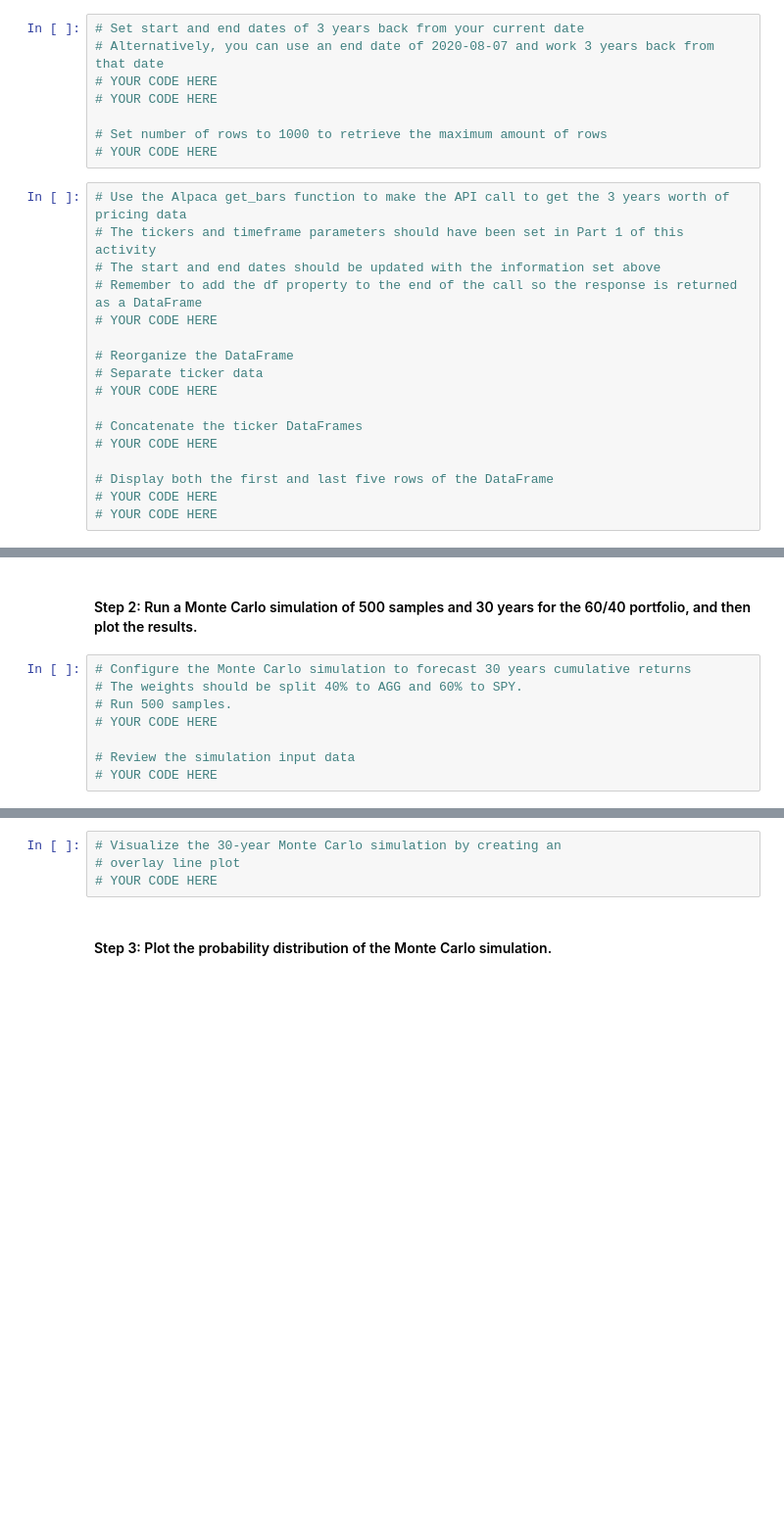
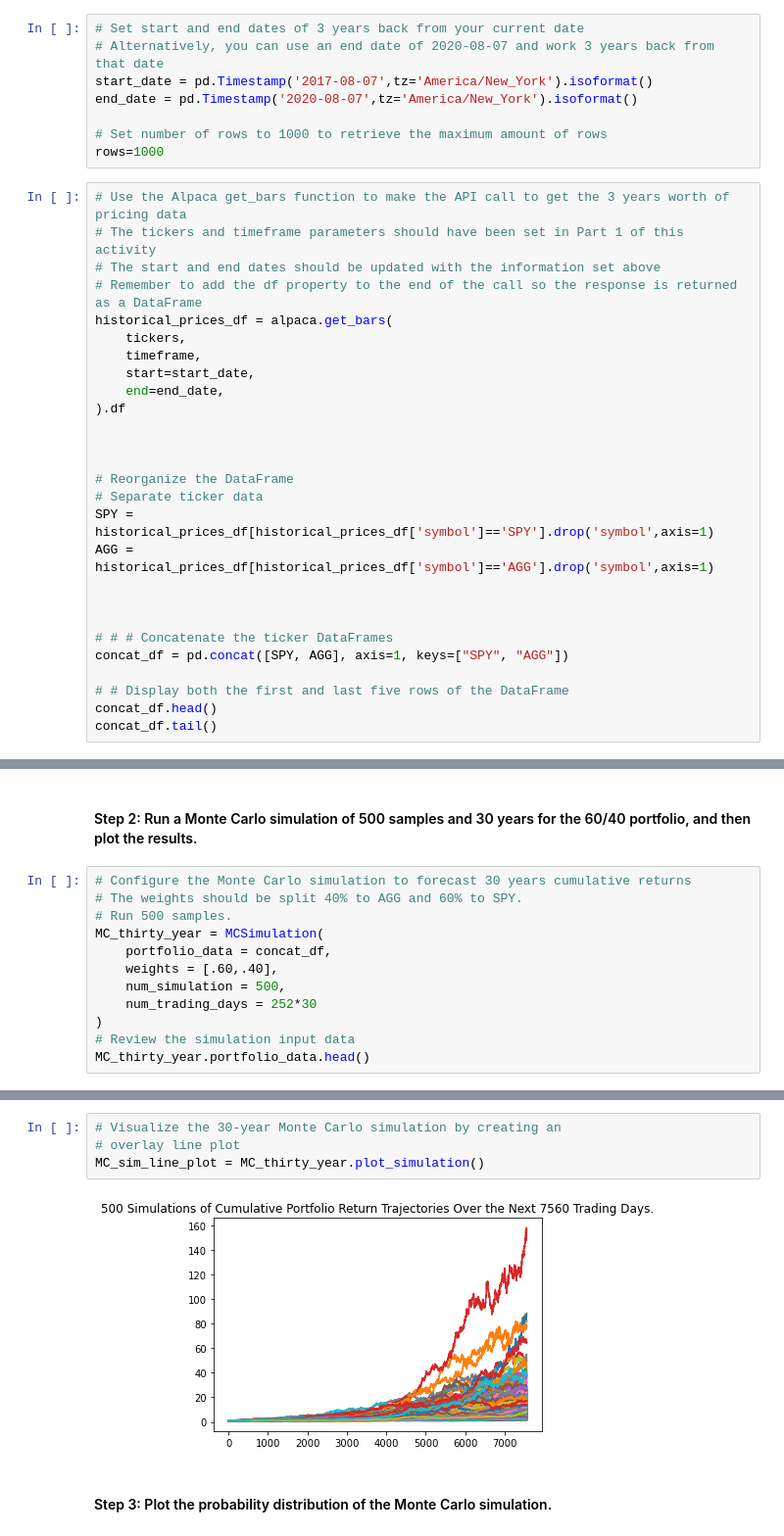
Before and after one commit to KCorstor/Financial_Planner, a Jupyter notebook: Starter_Code 5/financial_planning_tools.ipynb, the cells around one changed output, grey strips where cells are left out. Shown: that part at 98% size. Cells and saved outputs as stored; diff of their text form; blank space fills up the shorter version.

```diff
--- a/Starter_Code 5/financial_planning_tools.ipynb
+++ b/Starter_Code 5/financial_planning_tools.ipynb
@@ -437,25 +428,35 @@ In this section, you’ll use the MCForecastTools library to create a Monte Carl
 # %%
 # Set start and end dates of 3 years back from your current date
 # Alternatively, you can use an end date of 2020-08-07 and work 3 years back from that date
-# YOUR CODE HERE
-# YOUR CODE HERE
+start_date = pd.Timestamp('2017-08-07',tz='America/New_York').isoformat()
+end_date = pd.Timestamp('2020-08-07',tz='America/New_York').isoformat()
 
 # Set number of rows to 1000 to retrieve the maximum amount of rows
-# YOUR CODE HERE
+rows=1000
 # %%
 # Use the Alpaca get_bars function to make the API call to get the 3 years worth of pricing data
 # The tickers and timeframe parameters should have been set in Part 1 of this activity
 # The start and end dates should be updated with the information set above
 # Remember to add the df property to the end of the call so the response is returned as a DataFrame
-# YOUR CODE HERE
+historical_prices_df = alpaca.get_bars(
+    tickers,
+    timeframe,
+    start=start_date,
+    end=end_date,
+).df
+
+
 
 # Reorganize the DataFrame
 # Separate ticker data
-# YOUR CODE HERE
+SPY = historical_prices_df[historical_prices_df['symbol']=='SPY'].drop('symbol',axis=1)
+AGG = historical_prices_df[historical_prices_df['symbol']=='AGG'].drop('symbol',axis=1)
 
-# Concatenate the ticker DataFrames
-# YOUR CODE HERE
 
-# Display both the first and last five rows of the DataFrame
-# YOUR CODE HERE
-# YOUR CODE HERE
+
+# # # Concatenate the ticker DataFrames
+concat_df = pd.concat([SPY, AGG], axis=1, keys=["SPY", "AGG"])
+
+# # Display both the first and last five rows of the DataFrame
+concat_df.head()
+concat_df.tail()
@@ -465,7 +475,11 @@ In this section, you’ll use the MCForecastTools library to create a Monte Carl
 # Configure the Monte Carlo simulation to forecast 30 years cumulative returns
 # The weights should be split 40% to AGG and 60% to SPY.
 # Run 500 samples.
-# YOUR CODE HERE
-
+MC_thirty_year = MCSimulation(
+    portfolio_data = concat_df,
+    weights = [.60,.40],
+    num_simulation = 500,
+    num_trading_days = 252*30
+)
 # Review the simulation input data
-# YOUR CODE HERE
+MC_thirty_year.portfolio_data.head()
@@ -475,7 +540,9 @@ In this section, you’ll use the MCForecastTools library to create a Monte Carl
 # %%
 # Visualize the 30-year Monte Carlo simulation by creating an
 # overlay line plot
-# YOUR CODE HERE
+MC_sim_line_plot = MC_thirty_year.plot_simulation()
+# %% [output]
+[figure, added]
 # %% [markdown]
 #### Step 3: Plot the probability distribution of the Monte Carlo simulation.
 # %%
```
Also changed, not shown: parts of 36 cells of this notebook, 1 other file.
